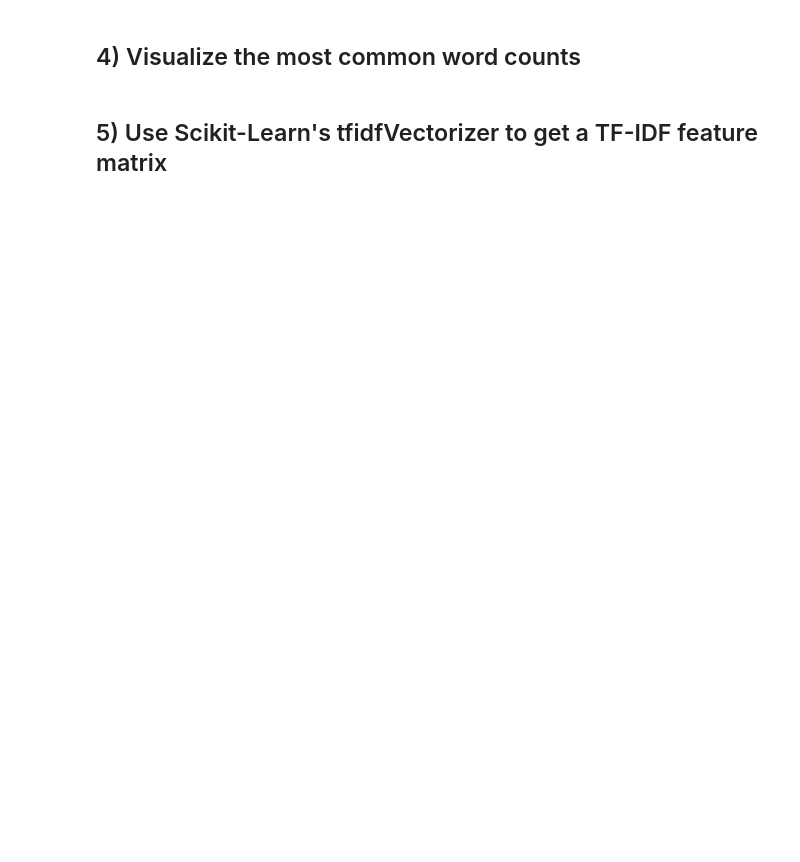
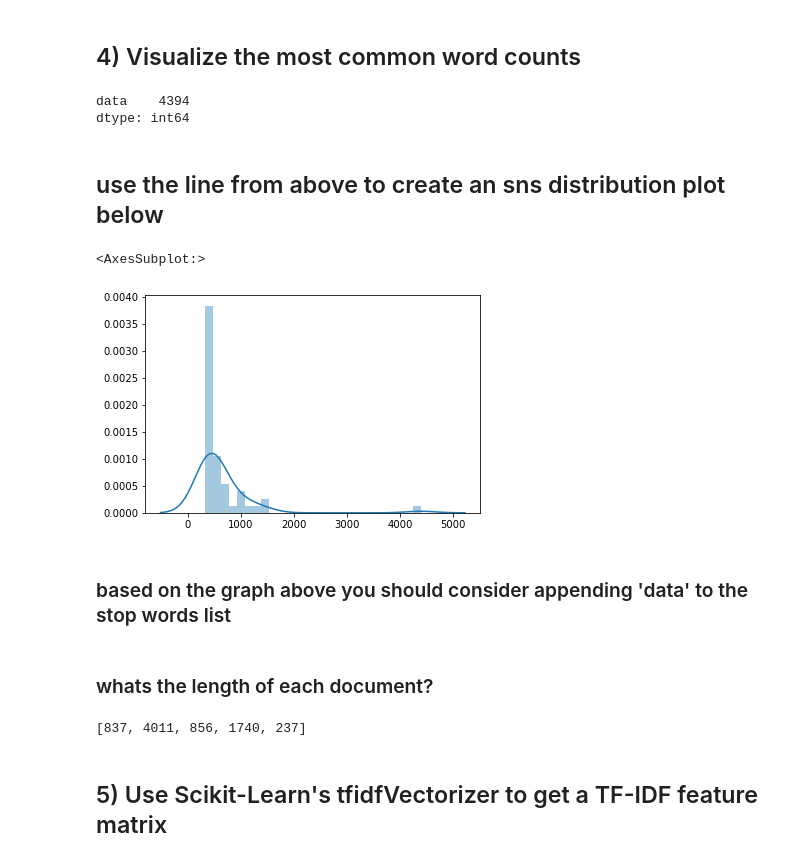
Before and after one commit to ssbyrne89/DS-Unit-4-Sprint-1-NLP, a Jupyter notebook: module2-vector-representations/LS_DS_412_Vector_Representations_Assignment.ipynb, the cells around one changed output. Saved outputs shown, nothing was run; the diff lists cells and outputs as text; code cells hidden in the pictures; blank space fills up the shorter version.

```diff
--- a/module2-vector-representations/LS_DS_412_Vector_Representations_Assignment.ipynb
+++ b/module2-vector-representations/LS_DS_412_Vector_Representations_Assignment.ipynb
@@ -42,0 +39,7 @@ raise Exception("\nThis task is not complete. \nReplace this line with your code
+# %%
+d = []
+for text in df['description']:
+    soup = BeautifulSoup(text, 'html.parser')
+    d.append(soup.get_text())
+df['description'] = d
+df.head()
@@ -47,0 +55,4 @@ raise Exception("\nThis task is not complete. \nReplace this line with your code
+# %%
+##### Your Code Here #####
+
+nlp = spacy.load('en_core_web_lg')
@@ -47,0 +63,7 @@ raise Exception("\nThis task is not complete. \nReplace this line with your code
+# %%
+lemma = []
+for tx in df['description']:
+    doc = nlp(tx)
+    lemma.append([token.lemma_ for token in doc if (token.is_stop != True) and (token.is_punct != True)])
+df['lemma'] = lemma
+df.head()
@@ -52,0 +108,7 @@ raise Exception("\nThis task is not complete. \nReplace this line with your code
+# %%
+docs = df['description']
+vect = CountVectorizer(stop_words='english', max_features=1000)
+vect.fit(docs)
+dtm = vect.transform(docs)
+
+dtm2 = pd.DataFrame(dtm.todense(), columns=vect.get_feature_names())
@@ -57,0 +151,19 @@ raise Exception("\nThis task is not complete. \nReplace this line with your code
+# %%
+##### Your Code Here #####
+dtm2.sum().sort_values(ascending=False)[:1]
+# %% [output]
+data    4394
+dtype: int64
+# %% [markdown]
+## use the line from above to create an sns distribution plot below
+# %%
+import seaborn as sns
+
+sns.distplot(dtm2.sum().sort_values(ascending=False)[:50])
+# %% [output]
+<AxesSubplot:>
+[figure, added]
+# %% [markdown]
+### based on the graph above you should consider appending 'data' to the stop words list
+# %% [markdown]
+### whats the length of each document?
@@ -58,2 +172,6 @@ raise Exception("\nThis task is not complete. \nReplace this line with your code
+# %%
+doc_len[:5]
+# %% [output]
+[837, 4011, 856, 1740, 237]
 # %% [markdown]
 ## 5) Use Scikit-Learn's tfidfVectorizer to get a TF-IDF feature matrix
```
Also changed, not shown: parts of 40 cells of this notebook, 1 other file.
